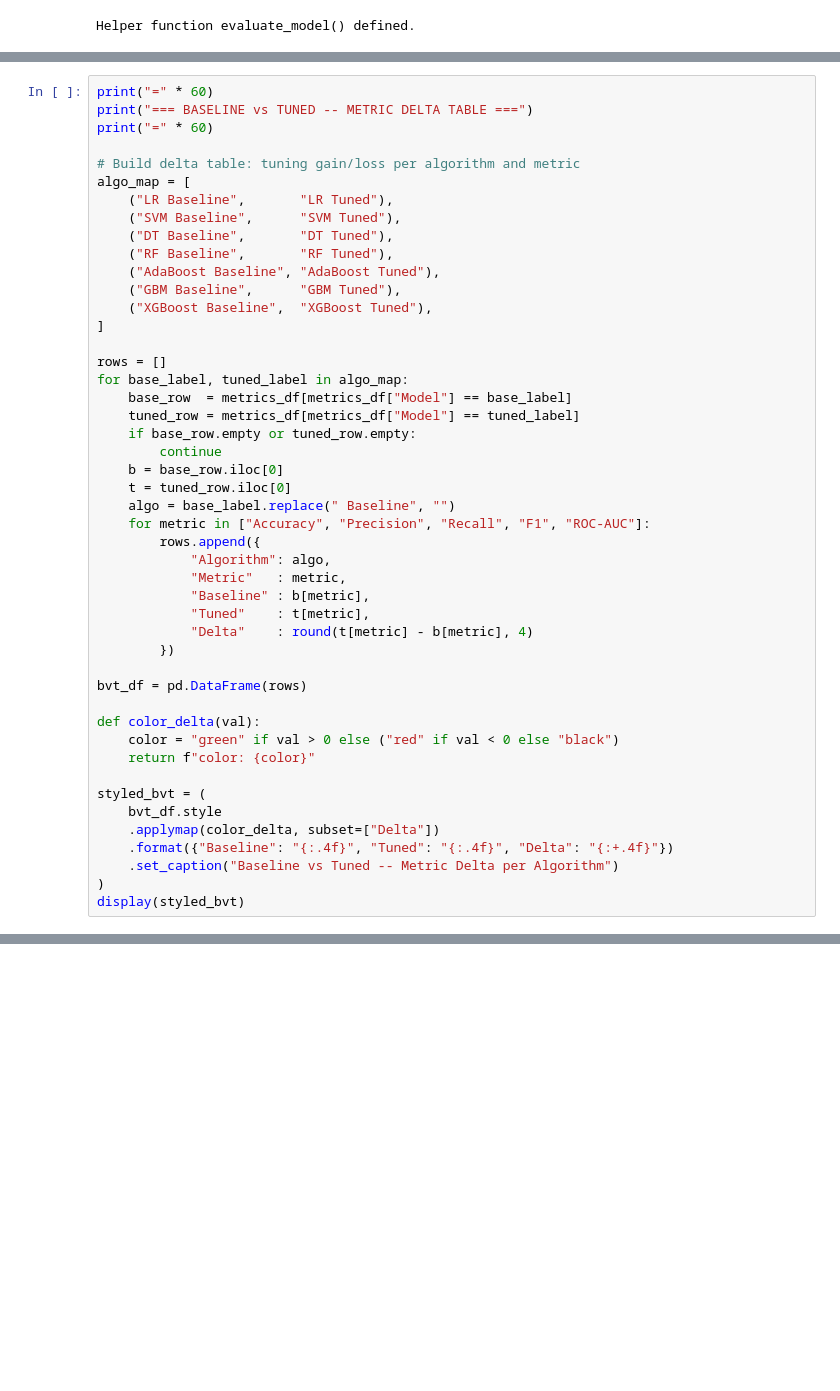
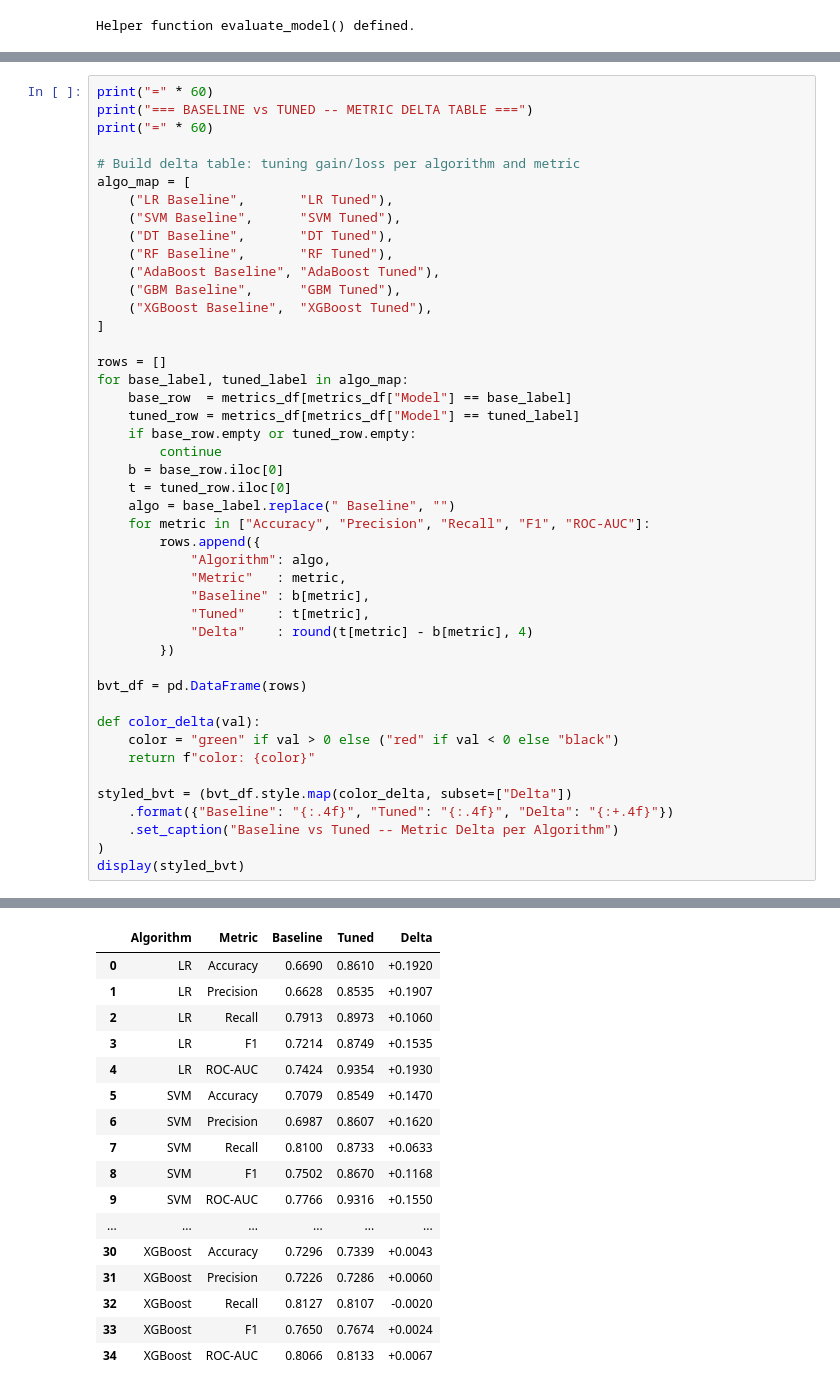
Before and after one commit to deshmukhm020590/s_n_p_classifier, a Jupyter notebook: model_files/notebooks/src/05_model_evaluation.ipynb, the cells around one changed output, grey strips where cells are left out. Drawn from its saved outputs; the diff is of its cells as text; blank space fills up the shorter version.

```diff
--- a/model_files/notebooks/src/05_model_evaluation.ipynb
+++ b/model_files/notebooks/src/05_model_evaluation.ipynb
@@ -301,10 +311,9 @@ def color_delta(val):
     color = "green" if val > 0 else ("red" if val < 0 else "black")
     return f"color: {color}"
 
-styled_bvt = (
-    bvt_df.style
-    .applymap(color_delta, subset=["Delta"])
+styled_bvt = (bvt_df.style.map(color_delta, subset=["Delta"])
     .format({"Baseline": "{:.4f}", "Tuned": "{:.4f}", "Delta": "{:+.4f}"})
     .set_caption("Baseline vs Tuned -- Metric Delta per Algorithm")
 )
 display(styled_bvt)
+# %% [output]
@@ -311,3 +324,20 @@ display(styled_bvt)
+|  | Algorithm | Metric | Baseline | Tuned | Delta |
+| 0 | LR | Accuracy | 0.6690 | 0.8610 | +0.1920 |
+| 1 | LR | Precision | 0.6628 | 0.8535 | +0.1907 |
+| 2 | LR | Recall | 0.7913 | 0.8973 | +0.1060 |
+| 3 | LR | F1 | 0.7214 | 0.8749 | +0.1535 |
+| 4 | LR | ROC-AUC | 0.7424 | 0.9354 | +0.1930 |
+| 5 | SVM | Accuracy | 0.7079 | 0.8549 | +0.1470 |
+| 6 | SVM | Precision | 0.6987 | 0.8607 | +0.1620 |
+| 7 | SVM | Recall | 0.8100 | 0.8733 | +0.0633 |
+| 8 | SVM | F1 | 0.7502 | 0.8670 | +0.1168 |
+| 9 | SVM | ROC-AUC | 0.7766 | 0.9316 | +0.1550 |
+| ... | ... | ... | ... | ... | ... |
+| 30 | XGBoost | Accuracy | 0.7296 | 0.7339 | +0.0043 |
+| 31 | XGBoost | Precision | 0.7226 | 0.7286 | +0.0060 |
+| 32 | XGBoost | Recall | 0.8127 | 0.8107 | -0.0020 |
+| 33 | XGBoost | F1 | 0.7650 | 0.7674 | +0.0024 |
+| 34 | XGBoost | ROC-AUC | 0.8066 | 0.8133 | +0.0067 |
 # %%
 # Overlay ROC curves for all 7 tuned models on a single plot for direct comparison
 try:
```
Also changed, not shown: parts of 11 cells of this notebook, 29 other files.
